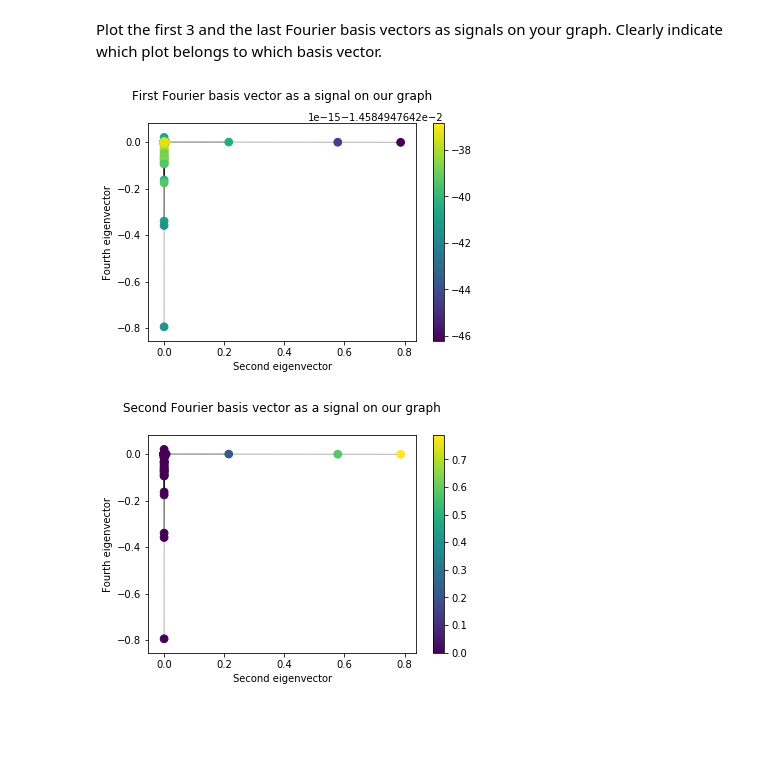
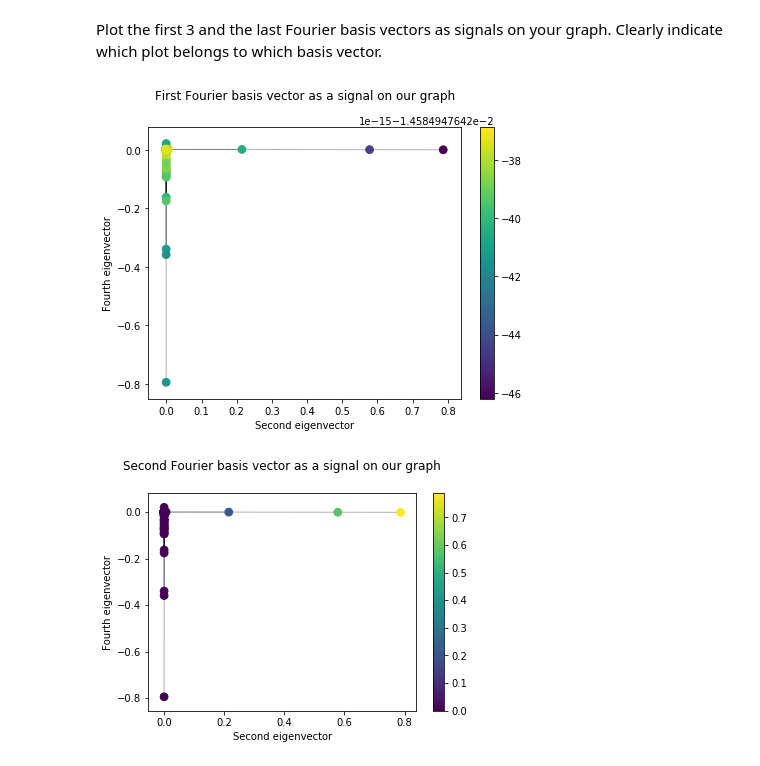
Before and after one commit to illorens/NTDS, a Jupyter notebook: 4_graph_signal_processing.ipynb, the cells around one changed output. Drawn from its saved outputs; the diff is of its cells as text; code cells hidden in the pictures; blank space fills up the shorter version.

```diff
--- a/4_graph_signal_processing.ipynb
+++ b/4_graph_signal_processing.ipynb
@@ -206,16 +204,16 @@ eigenvectors = np.real(eigenvectors)
 coords = nx.spring_layout(graph)  # Force-directed layout.
 coords = eigenvectors[:,[1,3]]  # Laplacian eigenmaps.
 # %%
-plt.figure()
+plt.figure(figsize = (7,5))
 nodes = nx.draw_networkx_nodes(graph, coords, node_size=60, node_color=U[:,0])
 nx.draw_networkx_edges(graph, coords, alpha=0.3)
 plt.title("First Fourier basis vector as a signal on our graph", y=1.08)
 plt.xlabel("Second eigenvector")
 plt.ylabel("Fourth eigenvector")
 plt.colorbar(nodes)
 plt.show()
 # %% [output]
-[figure, old version]
+[figure, new version]
 # %%
 plt.figure()
 nodes = nx.draw_networkx_nodes(graph, coords, node_size=60, node_color=U[:,1])
```
Also changed, not shown: parts of 18 cells of this notebook.
